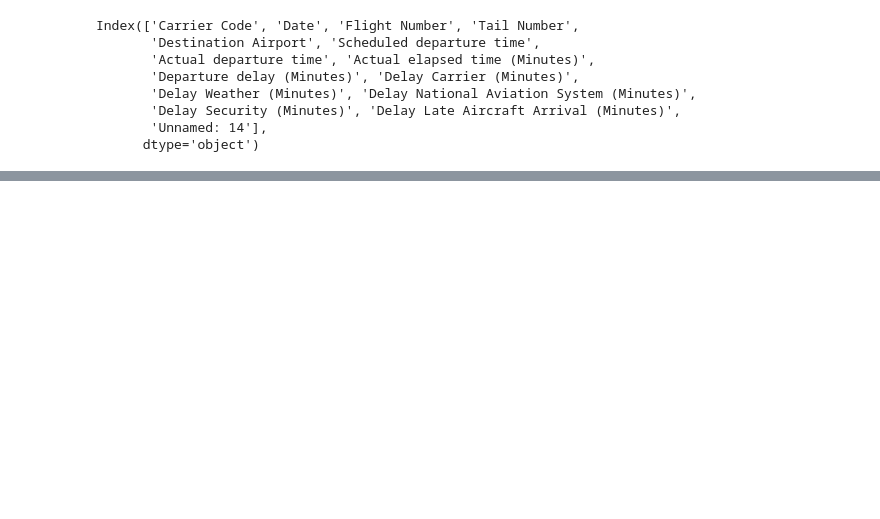
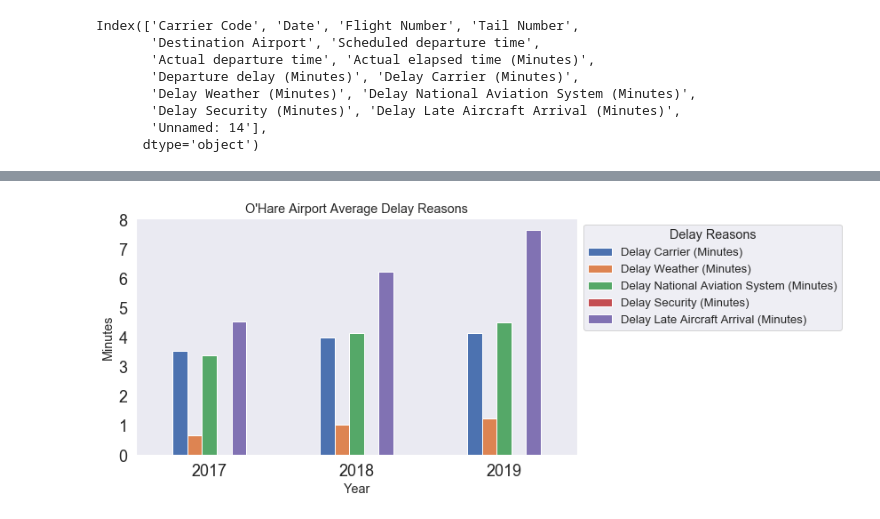
Before and after one commit to tmz22/project-one, a Jupyter notebook: flight_weather.ipynb, the cells around one changed output, grey strips where cells are left out. Drawn from its saved outputs; the diff is of its cells as text; code cells hidden in the pictures; blank space fills up the shorter version.

```diff
--- a/flight_weather.ipynb
+++ b/flight_weather.ipynb
@@ -312,0 +379,15 @@ dtype: object
+# %%
+# Delay reason by group and year, plotting average delayed minutes
+p=master_df.groupby("Year")['Delay Carrier (Minutes)', 'Delay Weather (Minutes)',
+       'Delay National Aviation System (Minutes)', 'Delay Security (Minutes)',
+       'Delay Late Aircraft Arrival (Minutes)'].mean().plot(kind='bar',
+        title="O'Hare Airport Average Delay Reasons",fontsize='18',grid=False,figsize=(12,5),rot=0)
+
+#set legend location and title
+p.legend(title='Delay Reasons',bbox_to_anchor=(1,1))
+p.set(ylabel='Minutes') #set y label name
+
+plt.tight_layout() # to fit bbox in to png
+plt.savefig("Ohare Airport Average Delay Reasons.png") # save as png
+# %% [output]
+[figure, added]
```
Also changed, not shown: parts of 16 cells of this notebook.
